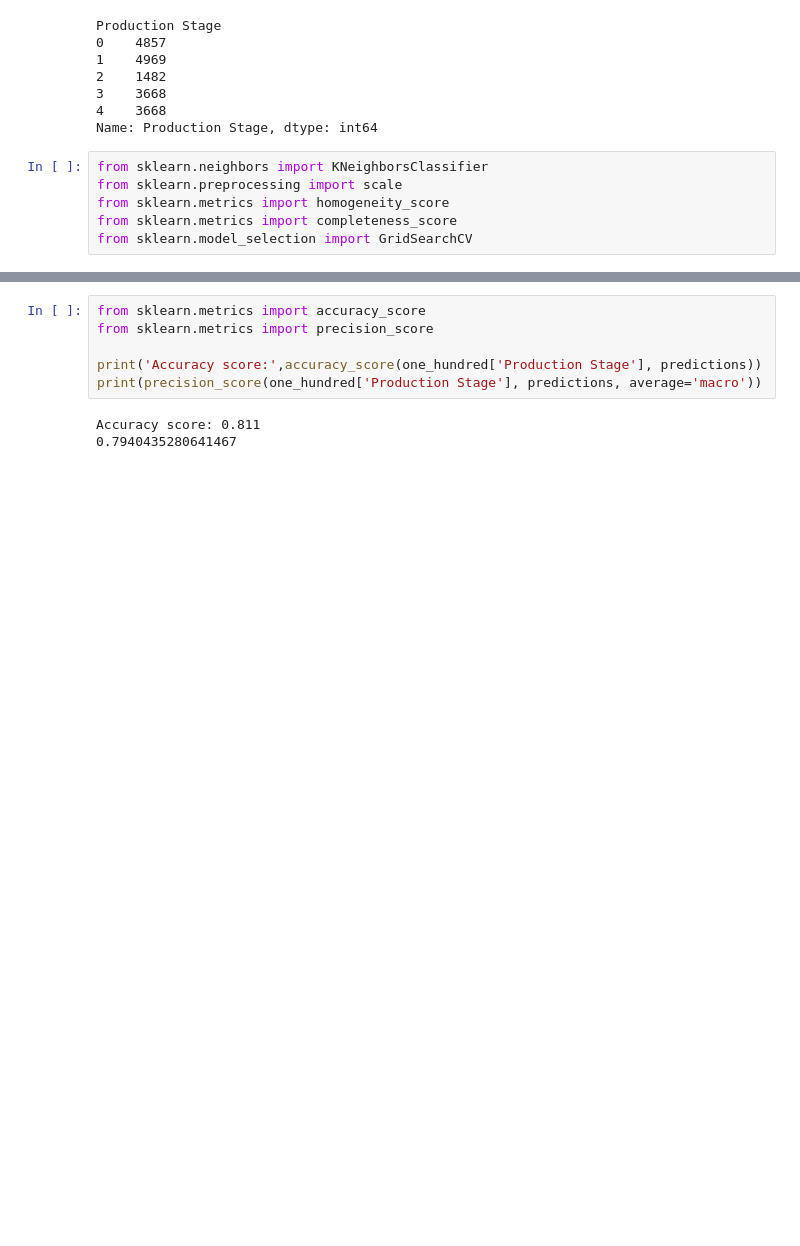
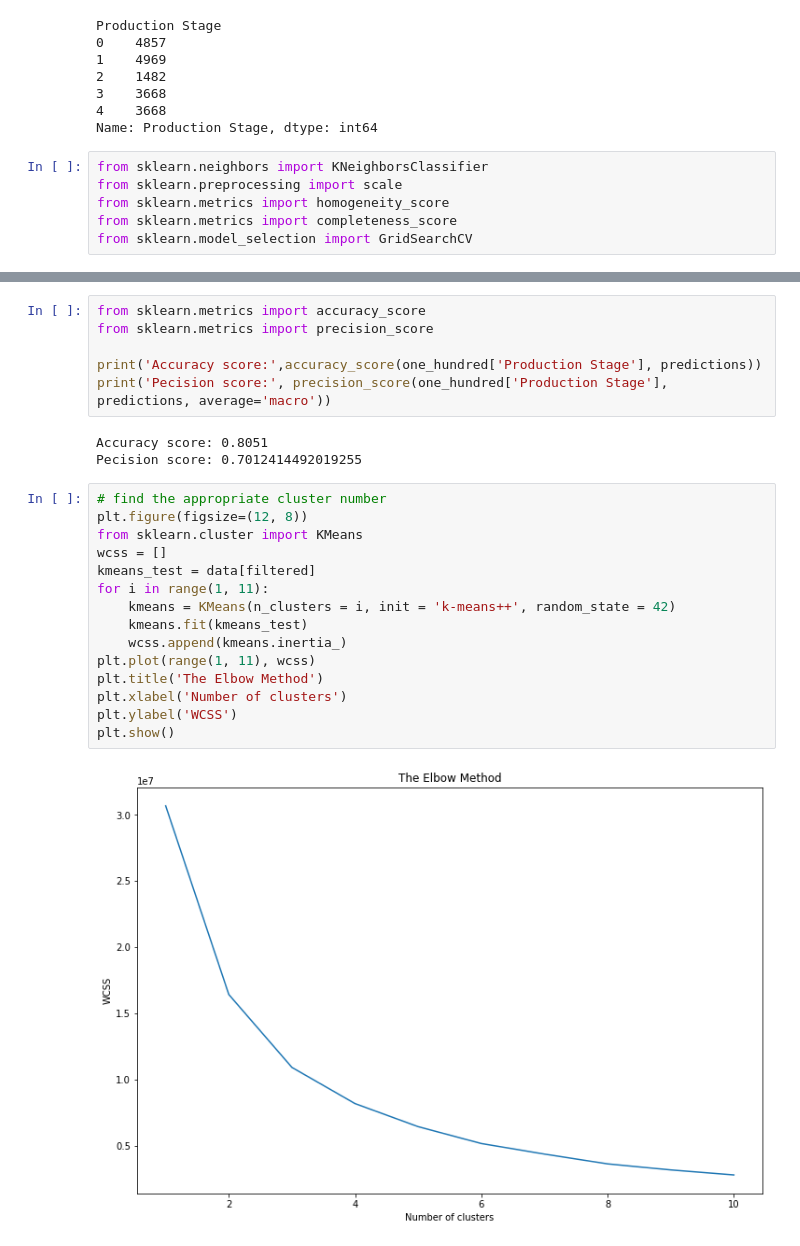
Before and after one commit to Applied-Machine-Learning-2022/microdebitage-ml-project, a Jupyter notebook: KNeighborsClassifier copy.ipynb, the cells around one changed output, grey strips where cells are left out. Drawn from its saved outputs; the diff is of its cells as text; blank space fills up the shorter version.

```diff
--- a/KNeighborsClassifier copy.ipynb
+++ b/KNeighborsClassifier copy.ipynb
@@ -209,7 +229,24 @@ from sklearn.metrics import accuracy_score
 from sklearn.metrics import precision_score
 
 print('Accuracy score:',accuracy_score(one_hundred['Production Stage'], predictions))
-print(precision_score(one_hundred['Production Stage'], predictions, average='macro'))
+print('Pecision score:', precision_score(one_hundred['Production Stage'], predictions, average='macro'))
 # %% [output]
-Accuracy score: 0.811
-0.7940435280641467
+Accuracy score: 0.8051
+Pecision score: 0.7012414492019255
+# %%
+# find the appropriate cluster number
+plt.figure(figsize=(12, 8))
+from sklearn.cluster import KMeans
+wcss = []
+kmeans_test = data[filtered]
+for i in range(1, 11):
+    kmeans = KMeans(n_clusters = i, init = 'k-means++', random_state = 42)
+    kmeans.fit(kmeans_test)
+    wcss.append(kmeans.inertia_)
+plt.plot(range(1, 11), wcss)
+plt.title('The Elbow Method')
+plt.xlabel('Number of clusters')
+plt.ylabel('WCSS')
+plt.show()
+# %% [output]
+[figure, added]
```
Also changed, not shown: parts of 12 cells of this notebook, 7 other files.
